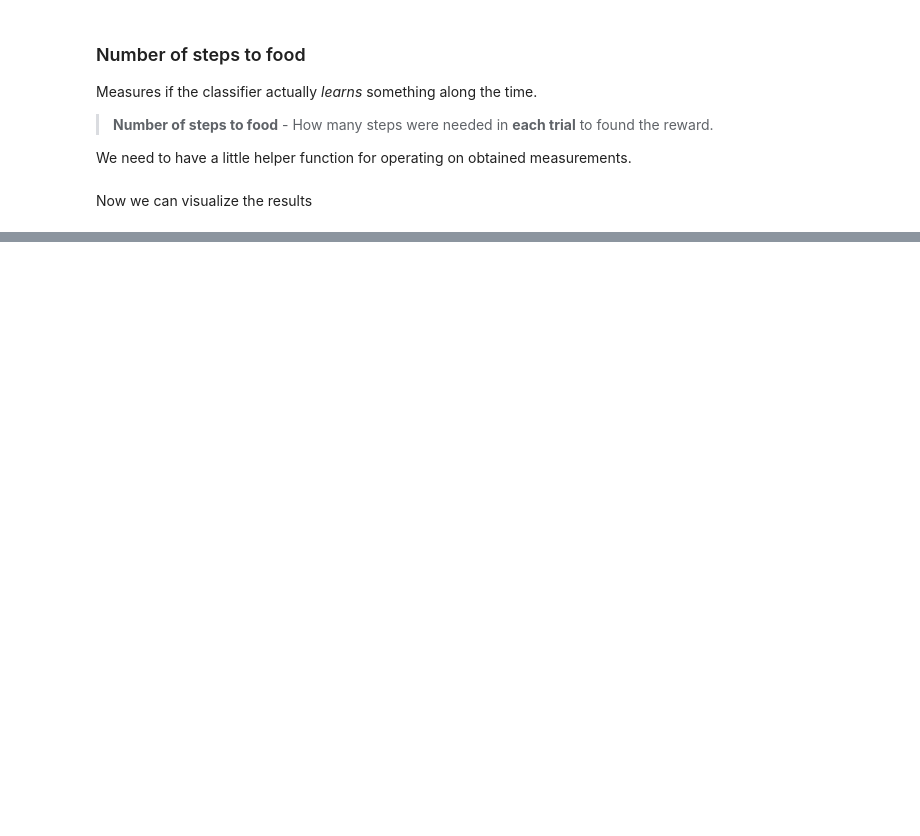
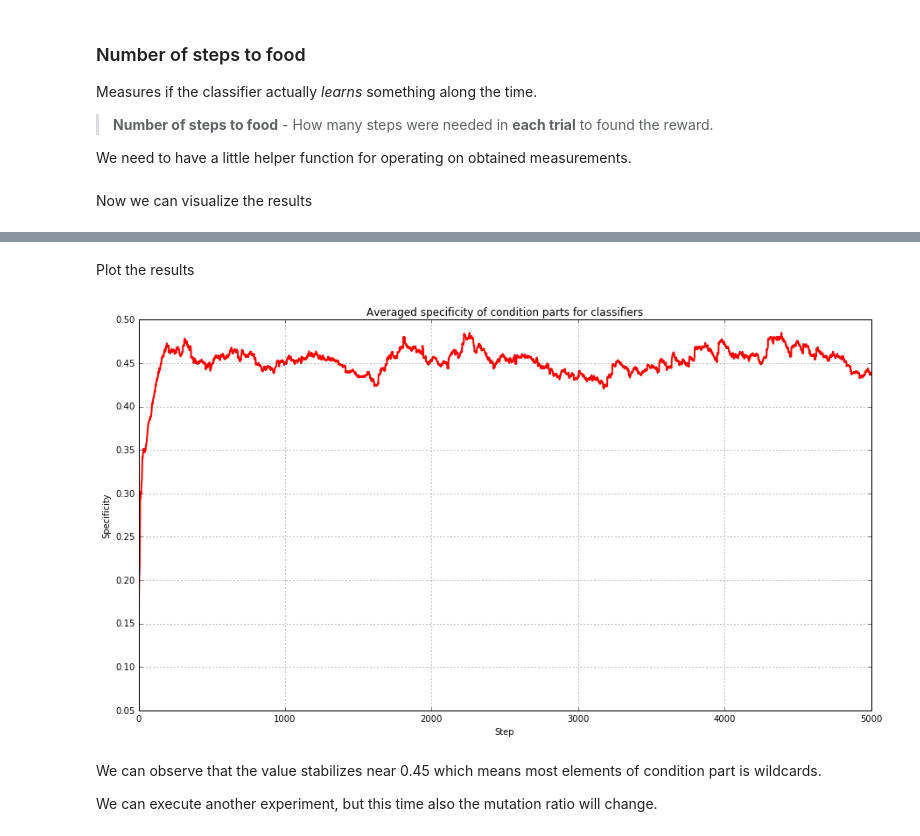
Before and after one commit to ParrotPrediction/pyalcs, a Jupyter notebook: examples/notebooks/ACS2 in Maze.ipynb, the cells around one changed output, grey strips where cells are left out. Drawn from its saved outputs; the diff is of its cells as text; code cells hidden in the pictures; blank space fills up the shorter version.

```diff
--- a/examples/notebooks/ACS2 in Maze.ipynb
+++ b/examples/notebooks/ACS2 in Maze.ipynb
@@ -218,0 +246,26 @@ NameError: name 'mat' is not defined
+# %%
+def get_avg_specificity_per_step(performance):
+    spec_per_step = pd.DataFrame(performance.groupby('time')['spec_pop'].mean())
+    spec_per_step.reset_index(inplace=True)
+    return spec_per_step
+# %% [markdown]
+Plot the results
+# %%
+spec_per_step = get_avg_specificity_per_step(performance)
+
+fig = plt.figure(figsize=(15, 8), dpi=100)
+
+plt.plot(spec_per_step['time'], spec_per_step['spec_pop'], 'r', linewidth=2)
+plt.title('Averaged specificity of condition parts for classifiers')
+plt.xlabel('Step')
+plt.ylabel('Specificity')
+
+plt.grid(True)
+
+plt.show()
+# %% [output]
+[figure, added]
+# %% [markdown]
+We can observe that the value stabilizes near 0.45 which means most elements of condition part is wildcards.
+
+We can execute another experiment, but this time also the mutation ratio will change.
```
Also changed, not shown: parts of 18 cells of this notebook, 14 other files.
